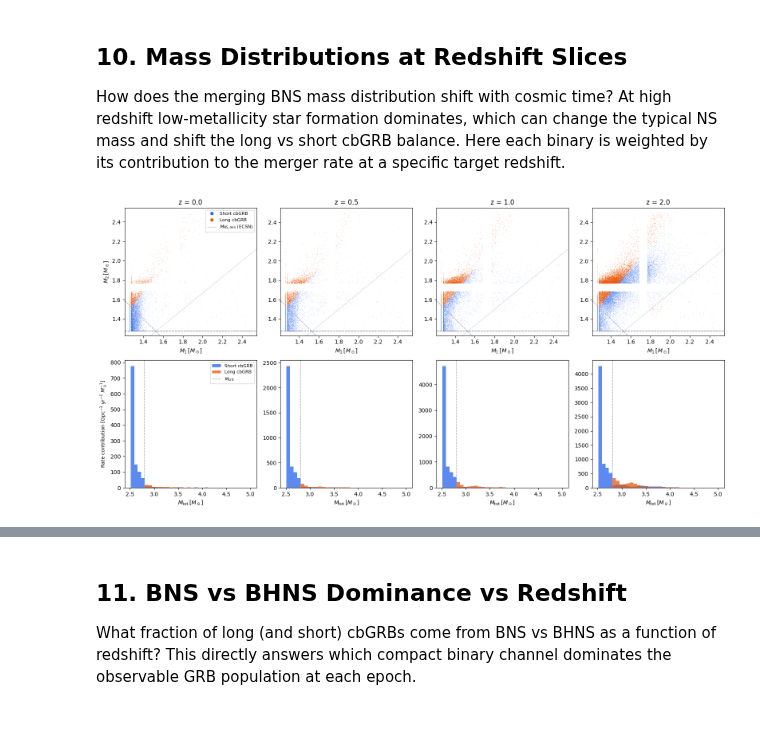
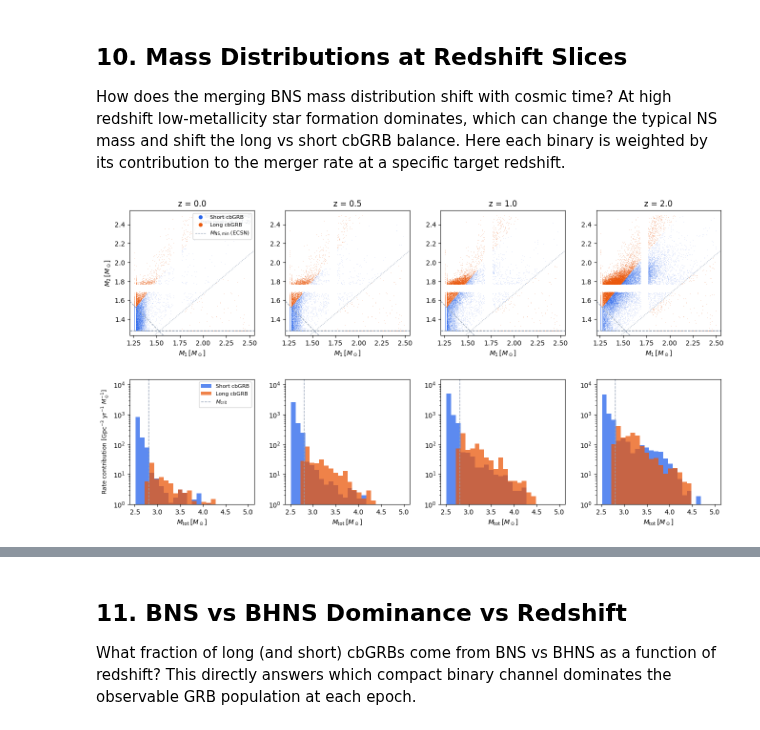
Before and after one commit to jorodgrz/GRBproject, a Jupyter notebook: GRB_CosmicRate.ipynb, the cells around one changed output, grey strips where cells are left out. Drawn from its saved outputs; the diff is of its cells as text; code cells hidden in the pictures.

Commit message:
fixed more plots

```diff
--- a/GRB_CosmicRate.ipynb
+++ b/GRB_CosmicRate.ipynb
@@ -668,10 +668,19 @@ def per_system_rate_weights(z_target, redshifts, times, time_first_SF,
 M1_m = mass1[mask_BNS]
 M2_m = mass2[mask_BNS]
 
-z_slices  = [0.0, 0.5, 1.0, 2.0]
-bins_mtot = np.linspace(M_tot.min() * 0.99, M_tot.max() * 1.01, 35)
+z_slices = [0.0, 0.5, 1.0, 2.0]
 
-fig, axes = plt.subplots(2, 4, figsize=(16, 8))
+# Fixed axes from full catalogue so all panels are directly comparable
+_m1_pad = 0.04 * (M1_m.max() - M1_m.min())
+_m2_pad = 0.04 * (M2_m.max() - M2_m.min())
+m1_xlim  = (M1_m.min() - _m1_pad, M1_m.max() + _m1_pad)
+m2_ylim  = (M2_m.min() - _m2_pad, M2_m.max() + _m2_pad)
+bins_mtot = np.linspace(M_tot.min() * 0.99, M_tot.max() * 1.01, 25)
+
+fig, axes = plt.subplots(2, 4, figsize=(16, 8),
+                         gridspec_kw={'hspace': 0.35, 'wspace': 0.25})
+
+_hist_ymaxes = []
 
 for col, z_s in enumerate(z_slices):
     w = per_system_rate_weights(
@@ -680,63 +689,66 @@ for col, z_s in enumerate(z_slices):
         Z_BNS, delay_BNS, w_BNS,
     )
 
-    # --- Top row: M1 vs M2 scatter (top 40 % rate contributors only) ---
+    # --- Top row: M1 vs M2 scatter (top 40% rate contributors) ---
     ax = axes[0, col]
     w_thresh = np.percentile(w[w > 0], 60) if (w > 0).any() else 0.0
     vis = w >= w_thresh
 
-    # Blue first (zorder=1), orange on top (zorder=2) — long cbGRB classification visible
     ax.scatter(M1_m[vis & short_BNS], M2_m[vis & short_BNS],
                s=0.3, c='#2563EB', alpha=0.30, linewidths=0, zorder=1)
     ax.scatter(M1_m[vis & long_BNS],  M2_m[vis & long_BNS],
                s=0.3, c='#EA580C', alpha=0.60, linewidths=0, zorder=2)
-    # zoom to the visible (rate-weighted) points, not the full catalogue
-    _vis_x = M1_m[vis]
-    _vis_y = M2_m[vis]
-    _pad = 0.04
-    _x0 = _vis_x.min() - _pad * (_vis_x.max() - _vis_x.min())
-    _x1 = _vis_x.max() + _pad * (_vis_x.max() - _vis_x.min())
-    _y0 = _vis_y.min() - _pad * (_vis_y.max() - _vis_y.min())
-    _y1 = _vis_y.max() + _pad * (_vis_y.max() - _vis_y.min())
-    m_vals = np.linspace(_x0, _x1, 200)
+
+    # Classification lines clipped to fixed axis range
+    m_vals = np.linspace(m1_xlim[0], m1_xlim[1], 200)
     ax.plot(m_vals, 2.8 - m_vals, color='#94A3B8', lw=1, ls='--')   # M_tot = 2.8
     ax.plot(m_vals, m_vals / 1.2,  color='#94A3B8', lw=1, ls=':')   # q = 1.2
-    # ECSN floor
     ecsn_mass = M2_m.min()
     ax.axhline(ecsn_mass, color='#64748B', lw=1.0, ls='--', zorder=3)
-    ax.set_xlim(_x0, _x1)
-    ax.set_ylim(_y0, _y1)
+
+    ax.set_xlim(*m1_xlim)
+    ax.set_ylim(*m2_ylim)
     ax.set_title(f'z = {z_s}', fontsize=12)
+    if z_s == 0.0:
+        ax.text(0.97, 0.97, 'few mergers at z=0\n(rate peaks at z~1-2)',
+                transform=ax.transAxes, fontsize=7, color='#64748B',
+                ha='right', va='top', style='italic')
     ax.set_xlabel(r'$M_1\,[M_\odot]$', fontsize=10)
     if col == 0:
         ax.set_ylabel(r'$M_2\,[M_\odot]$', fontsize=10)
         from matplotlib.lines import Line2D
         ax.legend(handles=[
             Line2D([0],[0], marker='o', color='w', markerfacecolor='#2563EB',
                    markersize=7, label='Short cbGRB'),
             Line2D([0],[0], marker='o', color='w', markerfacecolor='#EA580C',
                    markersize=7, label='Long cbGRB'),
             Line2D([0],[0], color='#94A3B8', lw=0.8, ls='--',
                    label=r'$M_\mathrm{NS,min}$ (ECSN)'),
         ], fontsize=8)
 
     # --- Bottom row: M_tot histogram ---
     ax2 = axes[1, col]
-    ax2.hist(M_tot[short_BNS], bins=bins_mtot, weights=w[short_BNS],
-             color='#2563EB', alpha=0.75, label='Short cbGRB')
-    ax2.hist(M_tot[long_BNS],  bins=bins_mtot, weights=w[long_BNS],
-             color='#EA580C', alpha=0.75, label='Long cbGRB')
-    ax2.axvline(2.8, color='#94A3B8', ls='--', lw=1,
-                label=r'$M_\mathrm{crit}$')
-    ax2.set_ylim(bottom=0)
+    n_sh, *_ = ax2.hist(M_tot[short_BNS], bins=bins_mtot, weights=w[short_BNS],
+                         color='#2563EB', alpha=0.75, label='Short cbGRB')
+    n_ln, *_ = ax2.hist(M_tot[long_BNS],  bins=bins_mtot, weights=w[long_BNS],
+                         color='#EA580C', alpha=0.75, label='Long cbGRB')
+    _hist_ymaxes.append(max(n_sh.max(), n_ln.max()))
+    ax2.axvline(2.8, color='#94A3B8', ls='--', lw=1, label=r'$M_\mathrm{crit}$')
+    ax2.set_yscale('log')
     ax2.set_xlabel(r'$M_\mathrm{tot}\,[M_\odot]$', fontsize=10)
     if col == 0:
         ax2.set_ylabel(r'Rate contribution [Gpc$^{-3}$ yr$^{-1}$ $M_\odot^{-1}$]',
                        fontsize=9)
         ax2.legend(fontsize=8)
 
-plt.tight_layout()
-plt.savefig('/Users/josephrodriguez/research visualization/plots/bns_mass_dist_redshift_slices.png', dpi=150, bbox_inches='tight')
+# Shared log y-axis on bottom row
+_ymax = max(_hist_ymaxes) * 3
+_ymin = 1.0  # floor below which noise is meaningless
+for ax2 in axes[1]:
+    ax2.set_ylim(_ymin, _ymax)
+
+plt.savefig('/Users/josephrodriguez/research visualization/plots/bns_mass_dist_redshift_slices.png',
+            dpi=150, bbox_inches='tight')
 plt.show()
 # %% [output]
-[figure, old version]
+[figure, new version]
```
Also changed, not shown: parts of 3 cells of this notebook, 10 other files.
